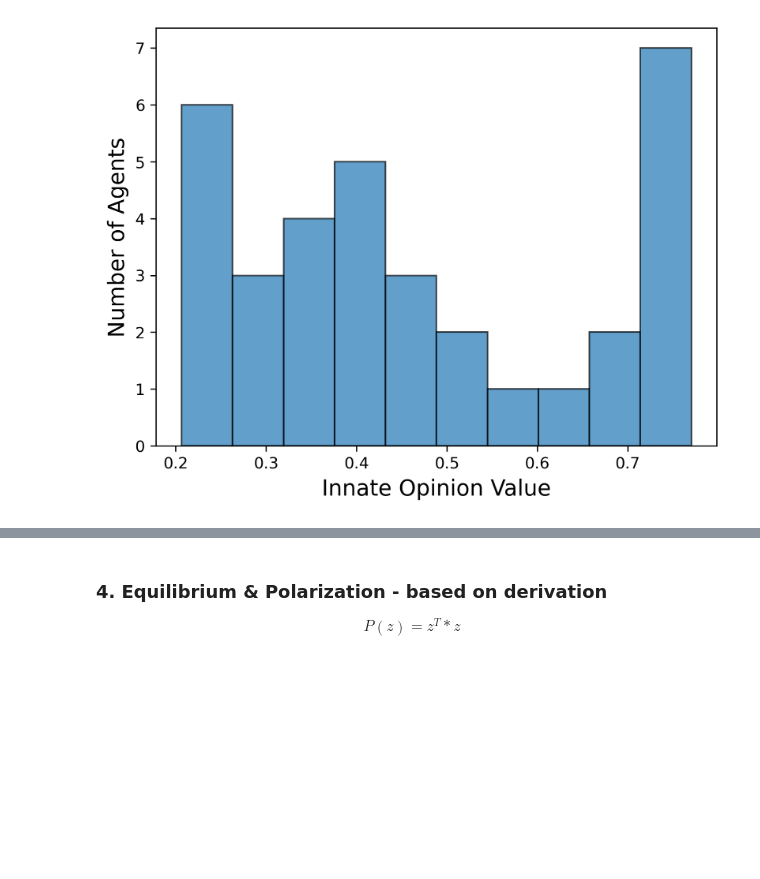
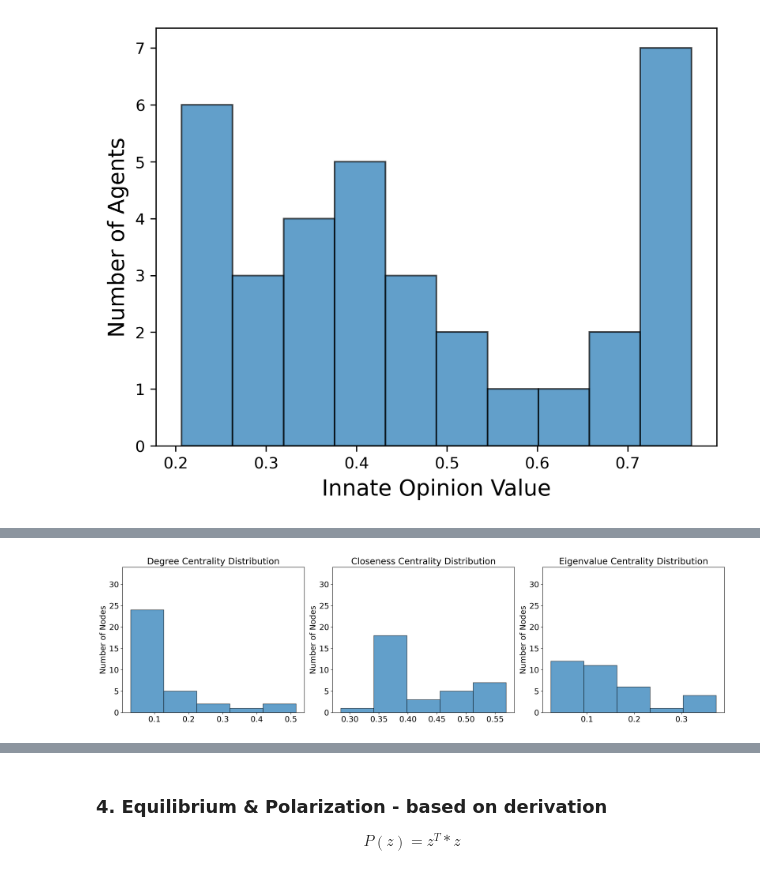
Before and after one commit to xzhan176/Network_Node_Selection, a Jupyter notebook: Python Code/RunFile-ZeroSum_Fictitious_Play.ipynb, the cells around one changed output, grey strips where cells are left out. Saved outputs shown, nothing was run; the diff lists cells and outputs as text; code cells hidden in the pictures; blank space fills up the shorter version.

```diff
--- a/Python Code/RunFile-ZeroSum_Fictitious_Play.ipynb
+++ b/Python Code/RunFile-ZeroSum_Fictitious_Play.ipynb
@@ -135,3 +26,8 @@ np.set_printoptions(precision=3)
+# %%
+# network_type = 'reddit'
+network_type = 'karate'
+
+np.set_printoptions(precision=3)
 # %% [markdown]
 ## Creating Network
 ### 1. Import Network
@@ -153,0 +34,9 @@ There are 34 agents
+# %%
+if network_type == 'reddit':
+    G, s, n = reddit()
+    network_anl = reddit_anl
+elif network_type == 'karate':
+    G, s, n = karate()
+    network_anl = karate_anl
+
+nxG = nx.from_numpy_array(G)
@@ -319,3 +131,38 @@ plt.show()
+# %%
+degree_df = calculate_centrality_and_convert_to_df(nxG, nx.degree_centrality)
+closeness_df = calculate_centrality_and_convert_to_df(nxG, nx.closeness_centrality)
+eigenvector_df = calculate_centrality_and_convert_to_df(nxG, nx.eigenvector_centrality)
+
+
+# Define a function to plot a histogram
+def plot_histogram(ax, df, title, is_reddit=False):
+    ax.hist(df[df.columns[0]], bins=5, edgecolor='black', alpha=0.7)
+    ax.set_title(title, fontsize=18)
+    ax.set_ylabel('Number of Nodes', fontsize=16)
+    ax.set_ylim(0, max(len(degree_df), len(closeness_df), len(eigenvector_df)))
+    ax.tick_params(axis='x', labelsize=16)
+    ax.tick_params(axis='y', labelsize=16)
+    if is_reddit:
+        axs[2].set_ylim(0, 350)
+
+
+# Plot histograms of centrality measures in a horizontal layout
+# Set DPI to 300 for higher resolution
+fig, axs = plt.subplots(1, 3, figsize=(18, 5), dpi=300)
+
+plot_histogram(axs[0], degree_df, 'Degree Centrality Distribution')
+plot_histogram(axs[1], closeness_df, 'Closeness Centrality Distribution')
+plot_histogram(axs[2], eigenvector_df, 'Eigenvalue Centrality Distribution')
+
+
+plt.tight_layout()
+# Save the figure as a high-quality PNG image
+# Adjust dpi for higher quality
+plt.savefig('results/Reddit_centrality_histograms.png', dpi=800)
+
+plt.show()
+# %% [output]
+[figure, added]
 # %%
 # Analyze node feature
 nod_ind = 29  # index of node - start with 0
```
Also changed, not shown: parts of 12 cells of this notebook, 3 other files.
